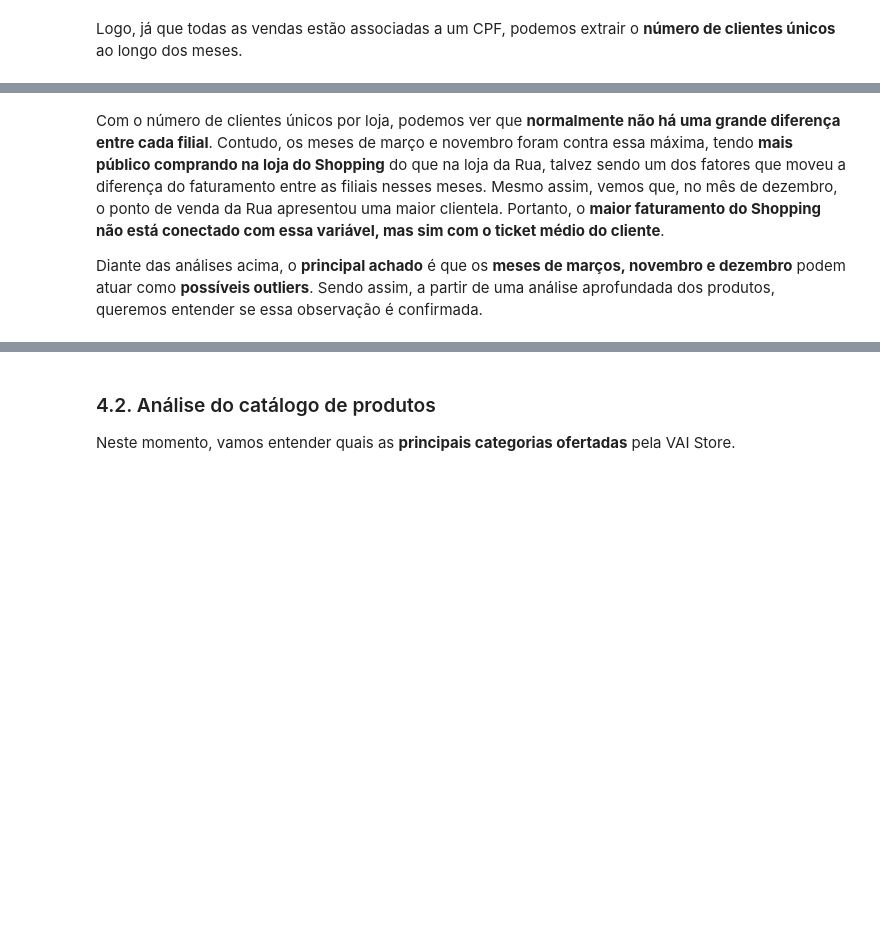
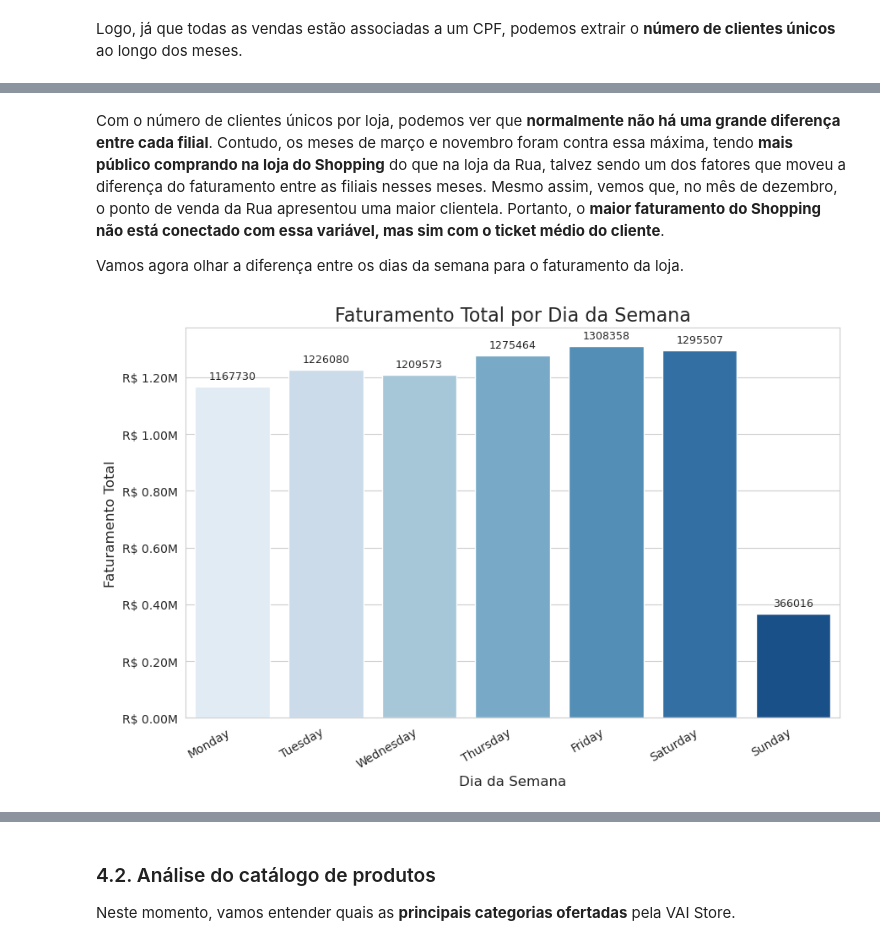
Before and after one commit to felipefsleal/Grupo6-ProjetoFinal, a Jupyter notebook: notebooks/01_eda.ipynb, the cells around one changed output, grey strips where cells are left out. Drawn from its saved outputs; the diff is of its cells as text; code cells hidden in the pictures; blank space fills up the shorter version.

```diff
--- a/notebooks/01_eda.ipynb
+++ b/notebooks/01_eda.ipynb
@@ -265,4 +265,8 @@ pff.plot_clientes_unicos_mensal_filial(vendas)
 # %% [markdown]
 Com o número de clientes únicos por loja, podemos ver que **normalmente não há uma grande diferença entre cada filial**. Contudo, os meses de março e novembro foram contra essa máxima, tendo **mais público comprando na loja do Shopping** do que na loja da Rua, talvez sendo um dos fatores que moveu a diferença do faturamento entre as filiais nesses meses. Mesmo assim, vemos que, no mês de dezembro, o ponto de venda da Rua apresentou uma maior clientela. Portanto, o **maior faturamento do Shopping não está conectado com essa variável, mas sim com o ticket médio do cliente**.
 
-Diante das análises acima, o **principal achado** é que os **meses de marços, novembro e dezembro** podem atuar como **possíveis outliers**. Sendo assim, a partir de uma análise aprofundada dos produtos, queremos entender se essa observação é confirmada.
+Vamos agora olhar a diferença entre os dias da semana para o faturamento da loja.
+# %%
+pff.vendas_totais_dia_semana(vendas)
+# %% [output]
+[figure, added]
```
Also changed, not shown: parts of 19 cells of this notebook.
